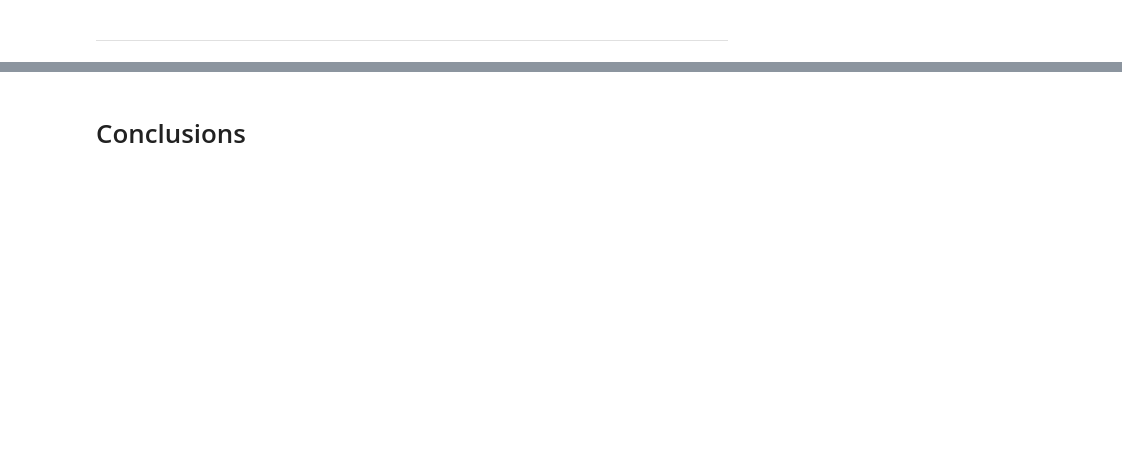
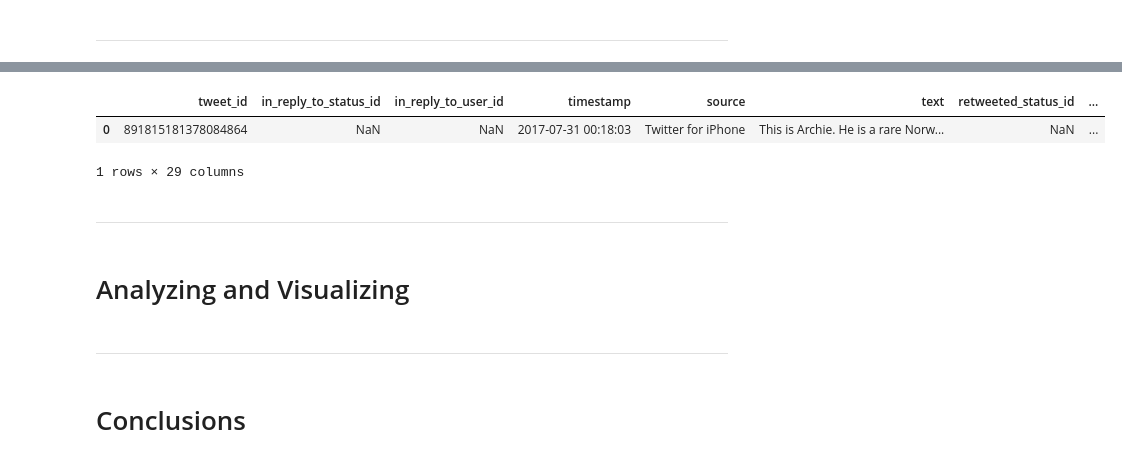
Before and after one commit to hamidkhbl/Twitter_account_data_analysis, a Jupyter notebook: wrangle_act.ipynb, the cells around one changed output, grey strips where cells are left out. Drawn from its saved outputs; the diff is of its cells as text; code cells hidden in the pictures; blank space fills up the shorter version.

```diff
--- a/wrangle_act.ipynb
+++ b/wrangle_act.ipynb
@@ -800,3 +865,17 @@ There are some invalid names such as a, an, the, veryetc.
+# %%
+df = pd.read_csv('twitter_archive_master.csv')
+df.head(1)
+# %% [output]
+|  | tweet_id | in_reply_to_status_id | in_reply_to_user_id | timestamp | source | text | retweeted_status_id | ... |
+| 0 | 891815181378084864 | NaN | NaN | 2017-07-31 00:18:03 | Twitter for iPhone | This is Archie. He is a rare Norw... | NaN | ... |
+1 rows × 29 columns
+# %% [markdown]
+______________________________________
+# %% [markdown]
+<a id='viz'></a>
+# Analyzing and Visualizing
+# %% [markdown]
+__________________________________
 # %% [markdown]
 <a id='conclusions'></a>
 # Conclusions
```
Also changed, not shown: parts of 18 cells of this notebook.
